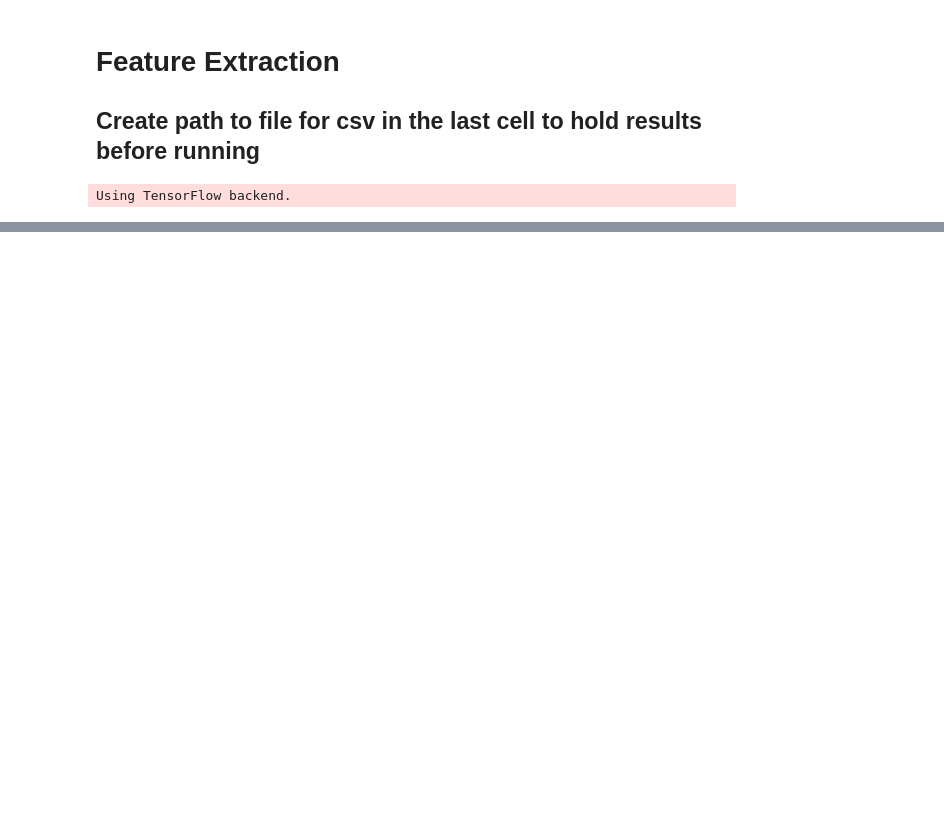
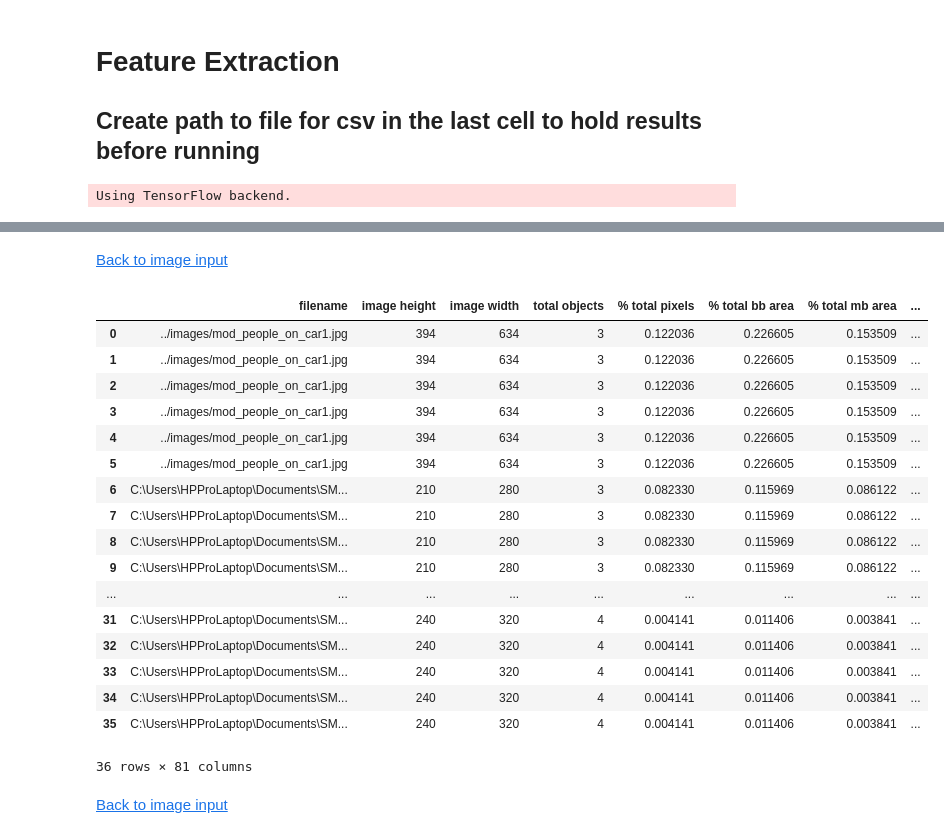
Before and after one commit to JaimeVillanueva/Capstone, a Jupyter notebook: source/feature_extraction.ipynb, the cells around one changed output, grey strips where cells are left out. Saved outputs shown, nothing was run; the diff lists cells and outputs as text; code cells hidden in the pictures; blank space fills up the shorter version.

```diff
--- a/source/feature_extraction.ipynb
+++ b/source/feature_extraction.ipynb
@@ -286,3 +336,29 @@ if df.shape[1] == 81:
               header=not os.path.isfile('../data/sessions/testsession.csv'), index=False)
 else:
     print("Double-check dataframe dimension.")
+# %% [markdown]
+[Back to image input](#input)
+# %%
+checkcsv = pd.read_csv('../data/sessions/testsession.csv')
+checkcsv
+# %% [output]
+|  | filename | image height | image width | total objects | % total pixels | % total bb area | % total mb area | ... |
+| 0 | ../images/mod_people_on_car1.jpg | 394 | 634 | 3 | 0.122036 | 0.226605 | 0.153509 | ... |
+| 1 | ../images/mod_people_on_car1.jpg | 394 | 634 | 3 | 0.122036 | 0.226605 | 0.153509 | ... |
+| 2 | ../images/mod_people_on_car1.jpg | 394 | 634 | 3 | 0.122036 | 0.226605 | 0.153509 | ... |
+| 3 | ../images/mod_people_on_car1.jpg | 394 | 634 | 3 | 0.122036 | 0.226605 | 0.153509 | ... |
+| 4 | ../images/mod_people_on_car1.jpg | 394 | 634 | 3 | 0.122036 | 0.226605 | 0.153509 | ... |
+| 5 | ../images/mod_people_on_car1.jpg | 394 | 634 | 3 | 0.122036 | 0.226605 | 0.153509 | ... |
+| 6 | C:\Users\HPProLaptop\Documents\SM... | 210 | 280 | 3 | 0.082330 | 0.115969 | 0.086122 | ... |
+| 7 | C:\Users\HPProLaptop\Documents\SM... | 210 | 280 | 3 | 0.082330 | 0.115969 | 0.086122 | ... |
+| 8 | C:\Users\HPProLaptop\Documents\SM... | 210 | 280 | 3 | 0.082330 | 0.115969 | 0.086122 | ... |
+| 9 | C:\Users\HPProLaptop\Documents\SM... | 210 | 280 | 3 | 0.082330 | 0.115969 | 0.086122 | ... |
+| ... | ... | ... | ... | ... | ... | ... | ... | ... |
+| 31 | C:\Users\HPProLaptop\Documents\SM... | 240 | 320 | 4 | 0.004141 | 0.011406 | 0.003841 | ... |
+| 32 | C:\Users\HPProLaptop\Documents\SM... | 240 | 320 | 4 | 0.004141 | 0.011406 | 0.003841 | ... |
+| 33 | C:\Users\HPProLaptop\Documents\SM... | 240 | 320 | 4 | 0.004141 | 0.011406 | 0.003841 | ... |
+| 34 | C:\Users\HPProLaptop\Documents\SM... | 240 | 320 | 4 | 0.004141 | 0.011406 | 0.003841 | ... |
+| 35 | C:\Users\HPProLaptop\Documents\SM... | 240 | 320 | 4 | 0.004141 | 0.011406 | 0.003841 | ... |
+36 rows × 81 columns
+# %% [markdown]
+[Back to image input](#input)
```
Also changed, not shown: parts of 14 cells of this notebook, 1 other file.
